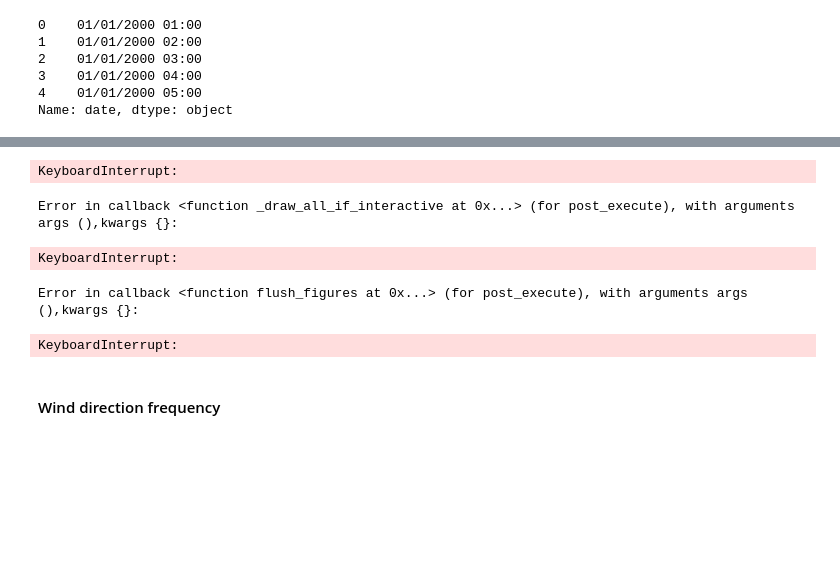
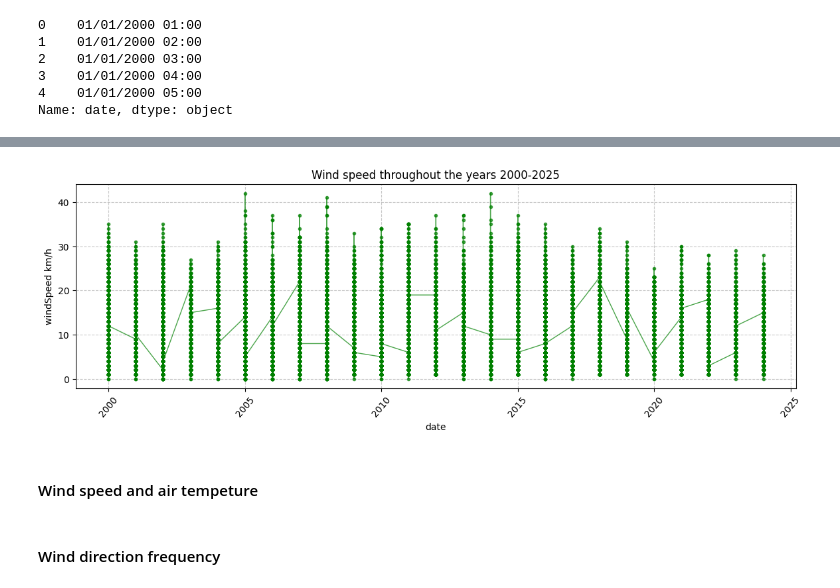
Before and after one commit to Noemidiaz/programming_for_data_analytics, a Jupyter notebook: project/windspeed_DublinAirport.ipynb, the cells around one changed output, grey strips where cells are left out. Cells and saved outputs as stored; diff of their text form; code cells hidden in the pictures; blank space fills up the shorter version.

Commit message:
wind speed by year

```diff
--- a/project/windspeed_DublinAirport.ipynb
+++ b/project/windspeed_DublinAirport.ipynb
@@ -161,21 +156,20 @@ See the caveats in the documentation: https://pandas.pydata.org/pandas-docs/stab
 # %%
-#Plotting the wind speed throughout the day
+#Plotting the wind speed throughout the years
 plt.figure(figsize=(14, 4))
-plt.plot(data['date'], data['wdsp'], color="green", linestyle="-", linewidth="1", marker="+", alpha=0.6)
+plt.plot(data['year'], data['wdsp'], color="green", linestyle="-", linewidth="1", marker=".", alpha=0.7)
 
 plt.xlabel("date")
 plt.ylabel("windSpeed km/h")
-plt.title("Wind speed throughout the day")
+plt.title("Wind speed throughout the years 2000-2025")
+
 
 plt.xticks(rotation=50)
 plt.grid(True, linestyle='--', alpha=0.7)
 plt.show()
 # %% [output]
-KeyboardInterrupt:
-Error in callback <function _draw_all_if_interactive at 0x...> (for post_execute), with arguments args (),kwargs {}:
-KeyboardInterrupt:
-Error in callback <function flush_figures at 0x...> (for post_execute), with arguments args (),kwargs {}:
-KeyboardInterrupt:
+[figure, added]
+# %% [markdown]
+#### Wind speed and air tempeture
 # %% [markdown]
 #### Wind direction frequency
 # %% [markdown]
```
Also changed, not shown: parts of 5 cells of this notebook.
